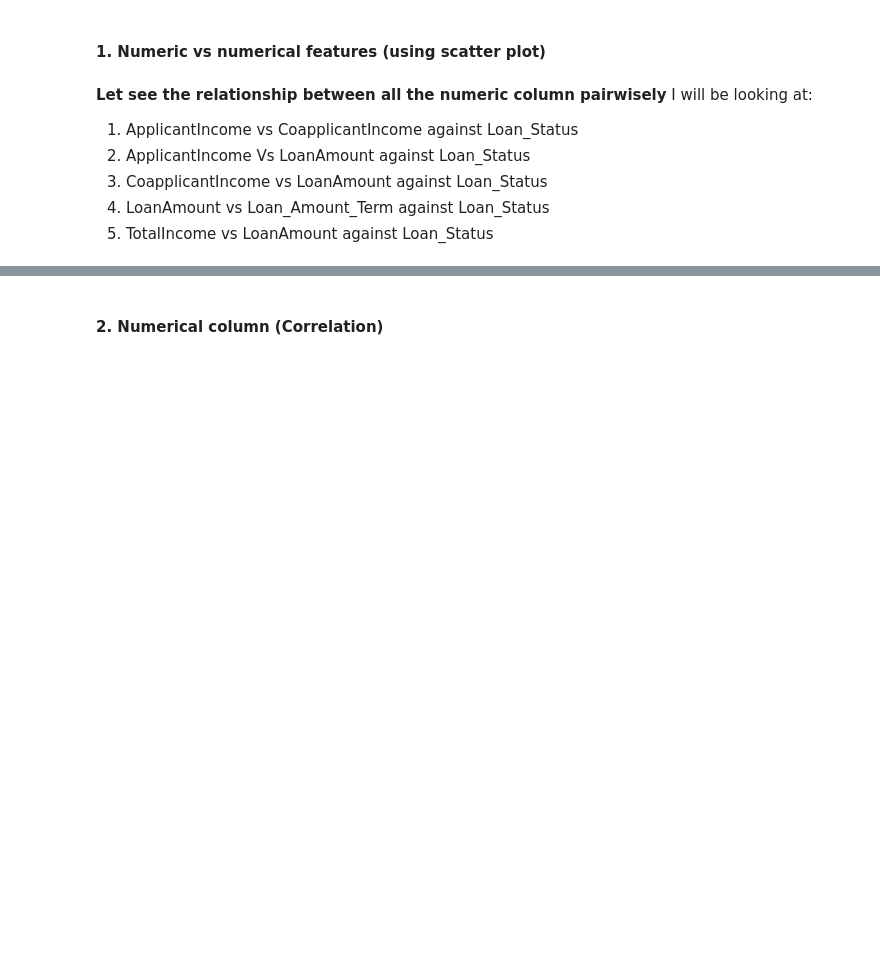
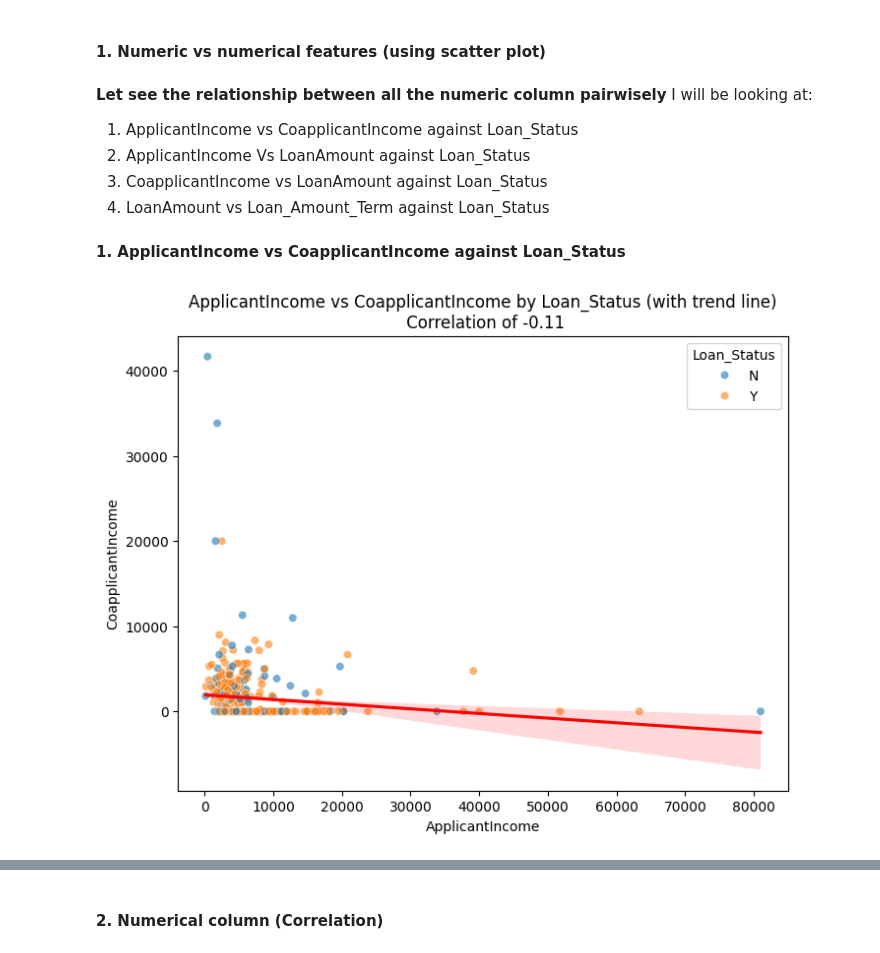
Before and after one commit to Olasquare043/EDA-on-Home-Loan-dataset, a Jupyter notebook: task_25.ipynb, the cells around one changed output, grey strips where cells are left out. Saved outputs shown, nothing was run; the diff lists cells and outputs as text; code cells hidden in the pictures; blank space fills up the shorter version.

```diff
--- a/task_25.ipynb
+++ b/task_25.ipynb
@@ -560,4 +562,10 @@ I will be looking at:
 2. ApplicantIncome Vs LoanAmount against Loan_Status
 3. CoapplicantIncome vs LoanAmount against Loan_Status
 4. LoanAmount vs Loan_Amount_Term against Loan_Status
-5. TotalIncome vs LoanAmount against Loan_Status
+# %% [markdown]
+**1. ApplicantIncome vs CoapplicantIncome against Loan_Status**
+# %%
+
+checkrelationship(df=train_data, feature1="ApplicantIncome",feature2="CoapplicantIncome",target="Loan_Status")
+# %% [output]
+[figure, added]
```
Also changed, not shown: parts of 14 cells of this notebook, 1 other file.
